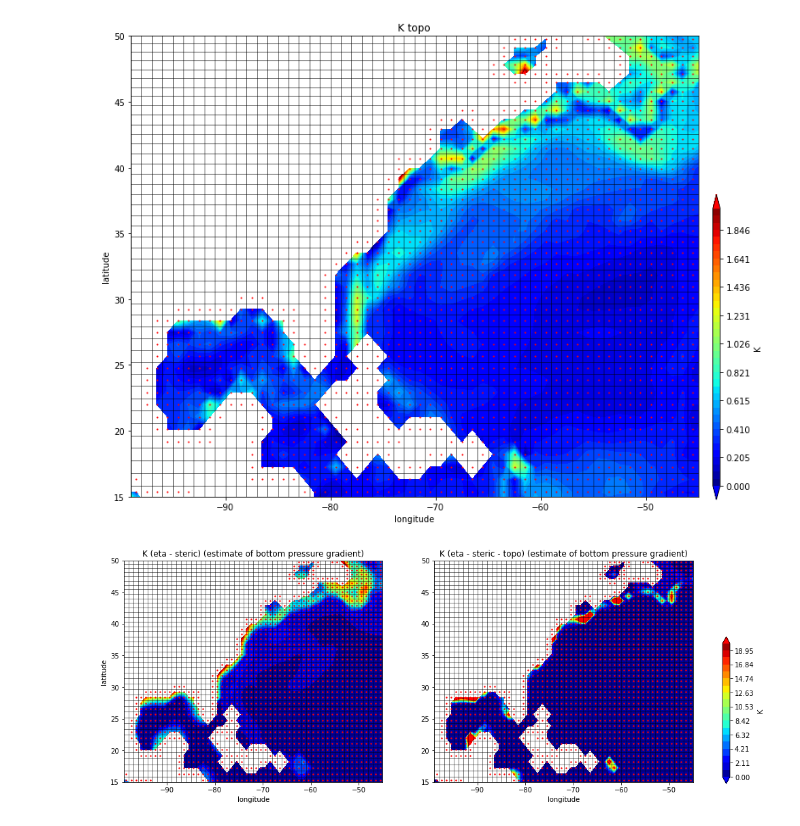
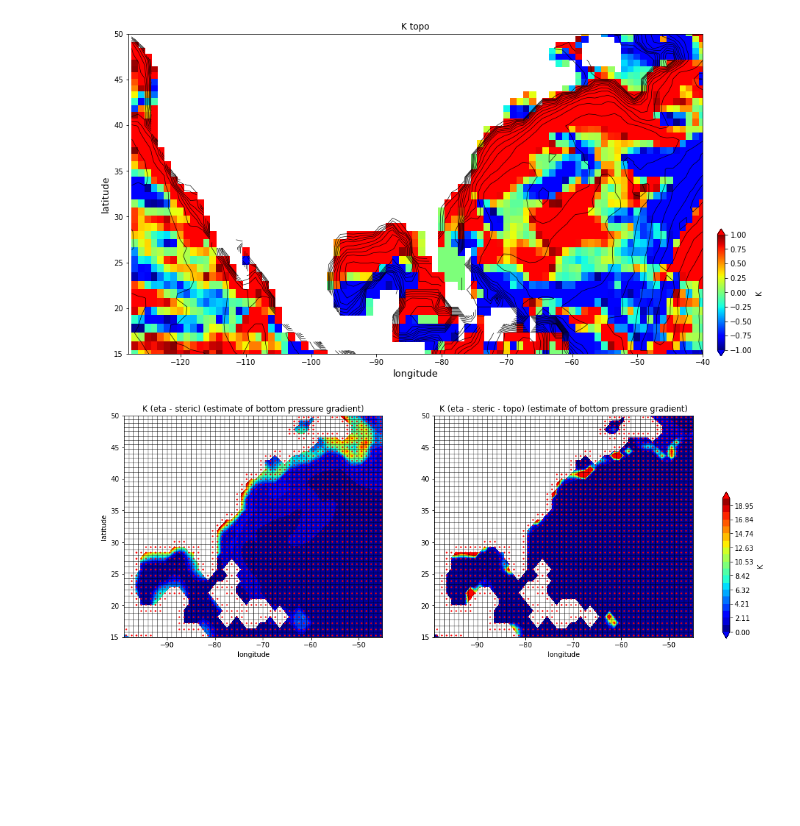
Before and after one commit to jakesteinberg/nasa_ostst, a Jupyter notebook: gradients.ipynb, the cells around one changed output. Saved outputs shown, nothing was run; the diff lists cells and outputs as text; code cells hidden in the pictures; blank space fills up the shorter version.

```diff
--- a/gradients.ipynb
+++ b/gradients.ipynb
@@ -30,8 +33,11 @@ ecco_grid = ecco.load_ecco_grid_nc(grid_dir, 'ECCO-GRID.nc')
 ## Load 2D Monthly data...SSH
 data_dir= ECCO_dir + '/nctiles_monthly'
 ecco_daily_vars = ecco.recursive_load_ecco_var_from_years_nc(data_dir, \
-                                           vars_to_load=['SSHDYN','OBPNOPAB','PHIHYD','RHOAnoma','SALT'],\
-                                           years_to_load=range(2011,2017)).load() # if desired, add after 'SSH','NEW_VAR',... 'SSH','OBP',
+                                           vars_to_load=['SSHDYN','OBPNOPAB','PHIHYD','RHOAnoma','SALT','UVEL','VVEL'],\
+                                           years_to_load=range(2011,2017)).load()
+# ecco_daily_vars = ecco.recursive_load_ecco_var_from_years_nc(data_dir, \
+#                                            vars_to_load=['ETAN'],\
+#                                            years_to_load=range(2013,2016)).load()
 ## Merge the ecco_grid with the ecco_vars to make the ecco_ds
 ecco_monthly_ds = xr.merge((ecco_grid , ecco_daily_vars))
 # %% [output]
@@ -445,22 +642,32 @@ K_eta_minus_ster_minus_topo = np.sqrt(0.5*((deta_dx.isel(tile=tile_num) - dster_
 # %%
-f, ax = plt.subplots(1,1,figsize=(12,10))
-tile_to_plot = K_dahpg
-cmin = 0
-cmax = 2
+from matplotlib.colors import LogNorm
+from matplotlib import ticker
+f, ax = plt.subplots(1,1,figsize=(14,8))
+# tile_to_plot = K_uv
+# cmin = 0.0001; cmax = .05;
+# tile_to_plot = K_obp
+# cmin = 0.001; cmax = 10;
+tile_to_plot = 1*H_x.isel(tile=tile_num)
+cmin = -1; cmax = 1;
 # tile_to_plot= tile_to_plot.where(ecco_monthly_ds.hFacC.isel(tile=tile_num,k=0) !=0, np.nan)
 colMap = plt.get_cmap('jet'); colMap.set_under(color='b'); colMap.set_over(color='r');
-Kc = ax.contourf(lons, lats, tile_to_plot, np.linspace(cmin, cmax, 40,endpoint=True), cmap=colMap, vmin=cmin, vmax=cmax, extend='both')
-ax.plot(ecco_monthly_ds.XG.isel(tile=tile_num), ecco_monthly_ds.YG.isel(tile=tile_num),'k-', linewidth=0.5)
-ax.plot(ecco_monthly_ds.XG.isel(tile=tile_num).T, ecco_monthly_ds.YG.isel(tile=tile_num).T,'k-', linewidth=0.5)
+# Kc = ax.contourf(lons, lats, tile_to_plot, np.linspace(cmin, cmax, 40, endpoint=True), \
+#                  cmap=colMap, norm=LogNorm(vmin=cmin, vmax=cmax), extend='both') # np.linspace(cmin, cmax, 40, endpoint=True)
+Kc = ax.pcolor(lons, lats, tile_to_plot, cmap=colMap, vmin=cmin, vmax=cmax) # np.linspace(cmin, cmax, 40, endpoint=True)
+ax.contour(lons, lats, dep.isel(tile=tile_num), np.concatenate((np.arange(0,1000,250), np.arange(1000,6000,500))), \
+           linewidths=0.65, colors='k')
+# ax.plot(ecco_monthly_ds.XG.isel(tile=tile_num), ecco_monthly_ds.YG.isel(tile=tile_num),'k-', linewidth=0.5)
+# ax.plot(ecco_monthly_ds.XG.isel(tile=tile_num).T, ecco_monthly_ds.YG.isel(tile=tile_num).T,'k-', linewidth=0.5)
 ax.set_title('K topo')
-ax.set_xlabel('longitude'); ax.set_ylabel('latitude');
-ax.scatter(ocx, ocy, s=1, color='r')
-ax.set_xlim(lon_range); ax.set_ylim(lat_range);
-cbpos = [0.92, 0.12, 0.01, 0.5]; cax = f.add_axes(cbpos);
-cb = f.colorbar(Kc, cax=cax, orientation='vertical', extend='both', label='K')
-# f.savefig('/Users/jakesteinberg/Documents/NASA_OSTST/meetings/2022_01_20/gom_K_topo.jpg', dpi=250)
+ax.set_xlabel('longitude', fontsize=13); ax.set_ylabel('latitude', fontsize=13);
+# ax.scatter(ocx, ocy, s=1, color='r')
+# ax.set_xlim(lon_range); ax.set_ylim(lat_range);
+ax.set_ylim(lat_range); ax.set_xlim([-128,-40]);
+cbpos = [0.92, 0.12, 0.01, 0.3]; cax = f.add_axes(cbpos);
+cb = f.colorbar(Kc, cax=cax, orientation='vertical', extend='both', label='K') # , ticks=[0.1, 1, 10]
+# f.savefig('/Users/jakesteinberg/Documents/NASA_OSTST/meetings/2022_01_20/gom_K_D.jpg', dpi=250)
 # %% [output]
-[figure, old version]
+[figure, new version]
 # %%
 f, (ax,ax2) = plt.subplots(1,2,figsize=(15,6))
 maxlim = 3
```
Also changed, not shown: parts of 36 cells of this notebook, 1 other file.
